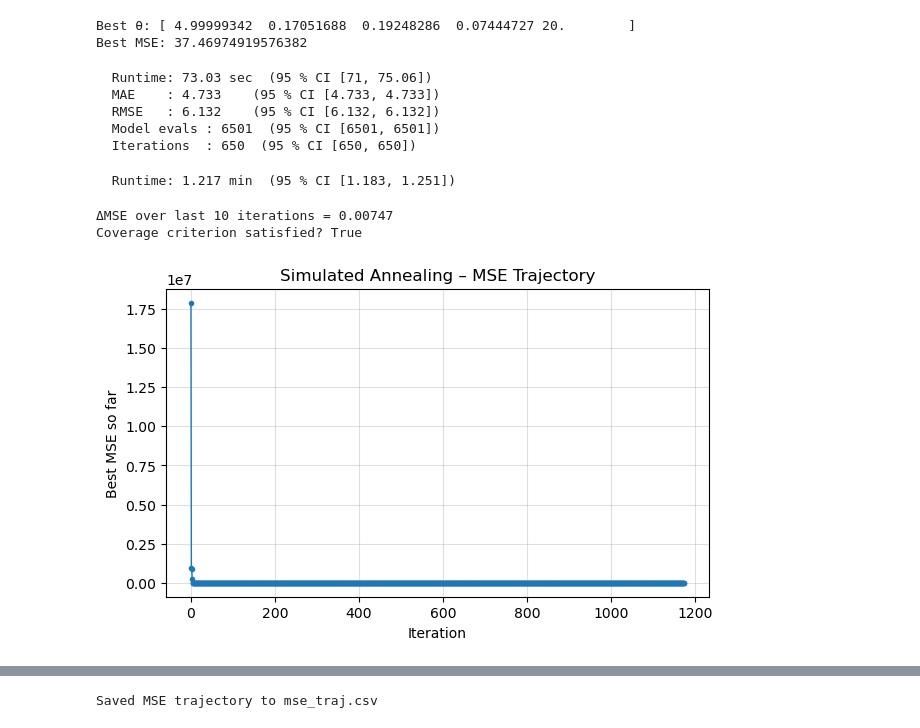
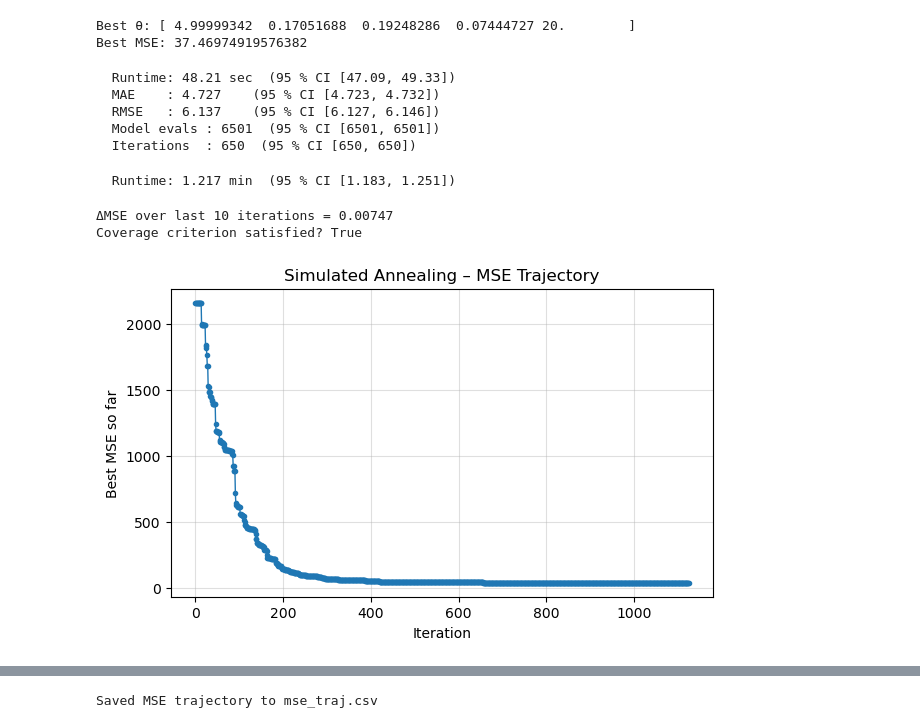
Before and after one commit to bpeng001/Measles, a Jupyter notebook: Simulated_annealing.ipynb, the cells around one changed output, grey strips where cells are left out. Saved outputs shown, nothing was run; the diff lists cells and outputs as text; code cells hidden in the pictures.

```diff
--- a/Simulated_annealing.ipynb
+++ b/Simulated_annealing.ipynb
@@ -252,7 +252,7 @@ def run_once(seed):
         no_local_search=True,
         seed=seed,
     )
-    best = result.x.copy(); best[4] = int(round(best[4]))
+    best = res.x.copy(); best[4] = int(round(best[4]))
 
     toc = time.perf_counter()
     pred_cum = predict_cum(best)          # model output at observation times
@@ -302,9 +302,9 @@ print(f"  RMSE   : {rmse_mean:.4g}    (95 % CI [{rmse_lo:.4g}, {rmse_hi:.4g}])")
 print(f"  Model evals : {nfev_mean:.4g}  (95 % CI [{nfev_lo:.4g}, {nfev_hi:.4g}])")
 print(f"  Iterations  : {nit_mean:.4g}  (95 % CI [{nit_lo:.4g}, {nit_hi:.4g}])")
 # %% [output]
-  Runtime: 73.03 sec  (95 % CI [71, 75.06])
-  MAE    : 4.733    (95 % CI [4.733, 4.733])
-  RMSE   : 6.132    (95 % CI [6.132, 6.132])
+  Runtime: 48.21 sec  (95 % CI [47.09, 49.33])
+  MAE    : 4.727    (95 % CI [4.723, 4.732])
+  RMSE   : 6.137    (95 % CI [6.127, 6.146])
   Model evals : 6501  (95 % CI [6501, 6501])
   Iterations  : 650  (95 % CI [650, 650])
 # %%
@@ -341,32 +341,32 @@ res = dual_annealing(
     no_local_search=True,
     seed=42,
     callback=cb,
 )
 
 mse_traj = np.array(history["mse"])
 
 # ---------------------------------------------------------
 # 3. Check coverage over last 10 iterations
 # ---------------------------------------------------------
 if len(mse_traj) >= 10:
     delta_mse = mse_traj[-10:].max() - mse_traj[-10:].min()
     coverage = (delta_mse < 0.01)
     print(f"ΔMSE over last 10 iterations = {delta_mse:.4g}")
     print("Coverage criterion satisfied?" , coverage)
 else:
     print("Not enough iterations to check coverage.")
 
 # ---------------------------------------------------------
 # 4. Plot MSE trajectory
 # ---------------------------------------------------------
 plt.figure(figsize=(7,4))
-plt.plot(mse_traj, marker='o', markersize=3, linewidth=1)
+plt.plot(mse_traj[50:], marker='o', markersize=3, linewidth=1)
 plt.xlabel("Iteration")
 plt.ylabel("Best MSE so far")
 plt.title("Simulated Annealing – MSE Trajectory")
 plt.grid(True, alpha=0.4)
 plt.show()
 # %% [output]
 ΔMSE over last 10 iterations = 0.00747
 Coverage criterion satisfied? True
-[figure, old version]
+[figure, new version]
```
Also changed, not shown: parts of 1 cell of this notebook, 1 other file.
